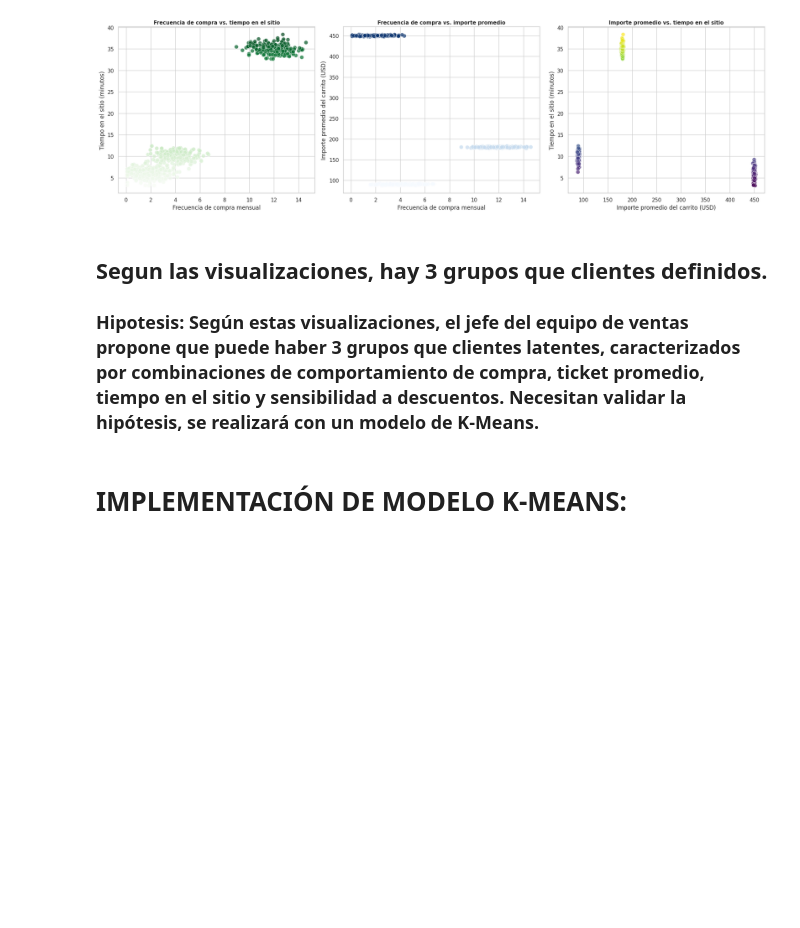
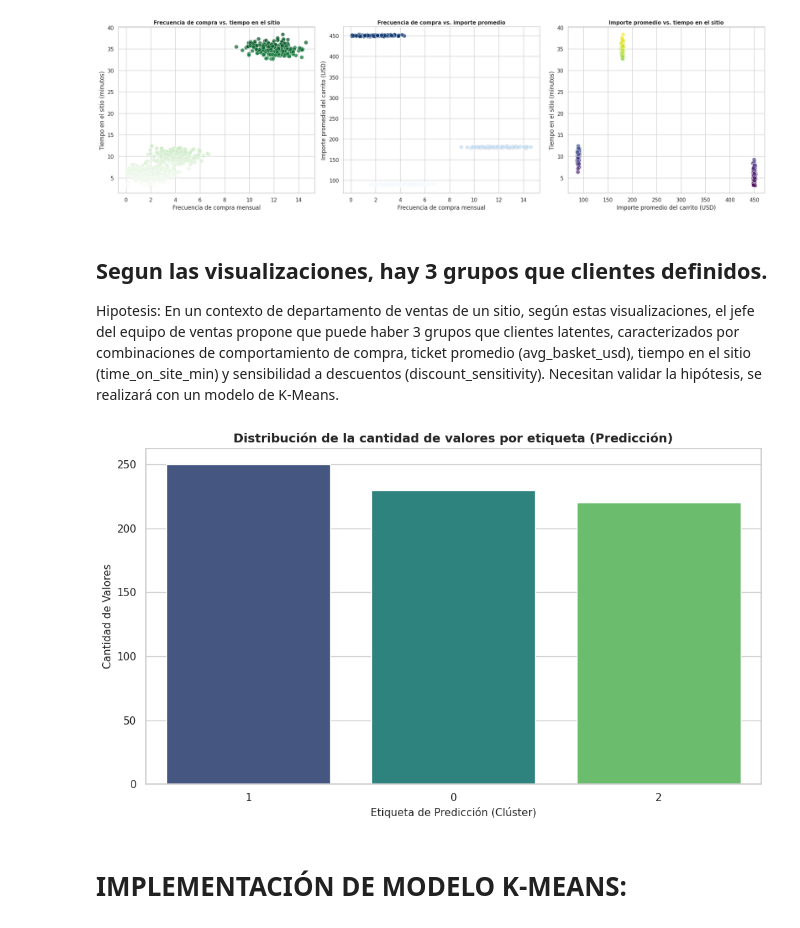
Before and after one commit to arieltunon74/Aprendizaje_Automatico_2026, a Jupyter notebook: Clase8/Notebooks/Clase_8_Modelo_KMeans_Segmentacion_clientes_Tuñon.ipynb, the cells around one changed output. Drawn from its saved outputs; the diff is of its cells as text; code cells hidden in the pictures; blank space fills up the shorter version.

```diff
--- a/Clase8/Notebooks/Clase_8_Modelo_KMeans_Segmentacion_clientes_Tuñon.ipynb
+++ b/Clase8/Notebooks/Clase_8_Modelo_KMeans_Segmentacion_clientes_Tuñon.ipynb
@@ -314,7 +314,52 @@ plt.show()
 # %% [markdown]
 ## Segun las visualizaciones, hay 3 grupos que clientes definidos.
 
-### Hipotesis: Según estas visualizaciones, el jefe del equipo de ventas propone que puede haber 3 grupos que clientes latentes, caracterizados por combinaciones de comportamiento de compra, ticket promedio, tiempo en el sitio y sensibilidad a descuentos. Necesitan validar la hipótesis, se realizará con un modelo de K-Means.
+Hipotesis: En un contexto de departamento de ventas de un sitio, según estas visualizaciones, el jefe del equipo de ventas propone que puede haber 3 grupos que clientes latentes, caracterizados por combinaciones de comportamiento de compra, ticket promedio (avg_basket_usd), tiempo en el sitio (time_on_site_min)  y sensibilidad a descuentos (discount_sensitivity). Necesitan validar la hipótesis, se realizará con un modelo de K-Means.
+# %%
+import matplotlib.pyplot as plt
+import seaborn as sns
+from sklearn.preprocessing import StandardScaler
+from sklearn.cluster import KMeans
+
+# 1. Preparar y escalar los datos para poder predecir los clústeres
+features = [
+    "purchase_freq_month",
+    "avg_basket_usd",
+    "time_on_site_min",
+    "discount_sensitivity",
+    "returns_rate",
+]
+X = datos_csv_limpios[features]
+
+scaler = StandardScaler()
+X_scaled = scaler.fit_transform(X)
+
+# 2. Entrenar K-Means con K = 3 y crear la columna 'cluster' que faltaba
+kmeans = KMeans(n_clusters=3, random_state=42, n_init=10)
+datos_csv_limpios["cluster"] = kmeans.fit_predict(X_scaled)
+
+# Configuración general de visualización
+sns.set_theme(style="whitegrid")
+
+plt.figure(figsize=(10, 6))
+
+# Gráfico de barras para contar las ocurrencias por cada clúster predicho
+sns.countplot(
+    data=datos_csv_limpios,
+    x='cluster',  # Ahora la columna 'cluster' sí existe
+    palette='viridis',
+    order=datos_csv_limpios['cluster'].value_counts().index # Ordena de mayor a menor frecuencia
+)
+
+plt.title('Distribución de la cantidad de valores por etiqueta (Predicción)', fontsize=13, fontweight='bold')
+plt.xlabel('Etiqueta de Predicción (Clúster)', fontsize=11)
+plt.ylabel('Cantidad de Valores', fontsize=11)
+
+plt.xticks(rotation=0, ha='center') # Rota las etiquetas si es necesario
+plt.tight_layout()
+plt.show()
+# %% [output]
+[figure, added]
 # %% [markdown]
 
 # IMPLEMENTACIÓN DE MODELO K-MEANS:
```
Also changed, not shown: parts of 7 cells of this notebook.
